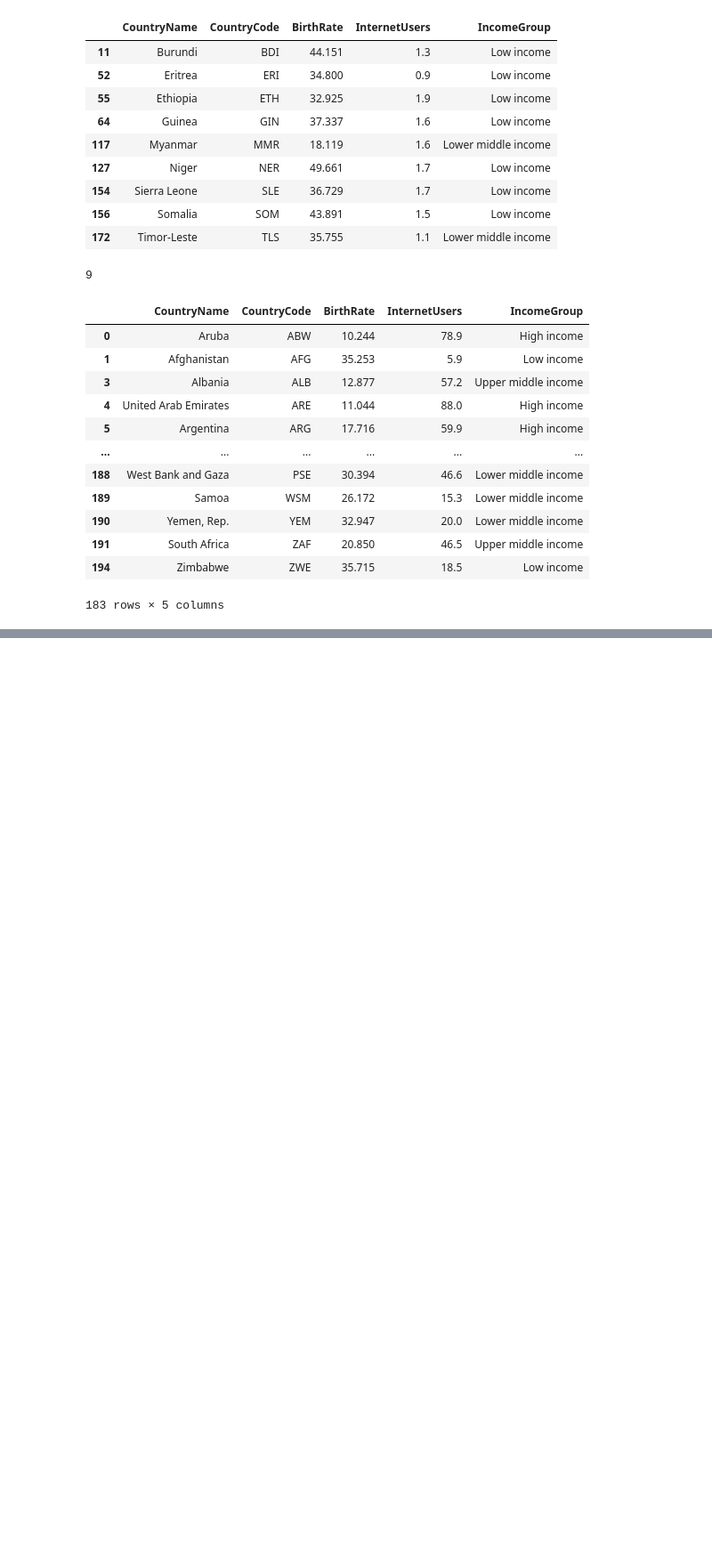
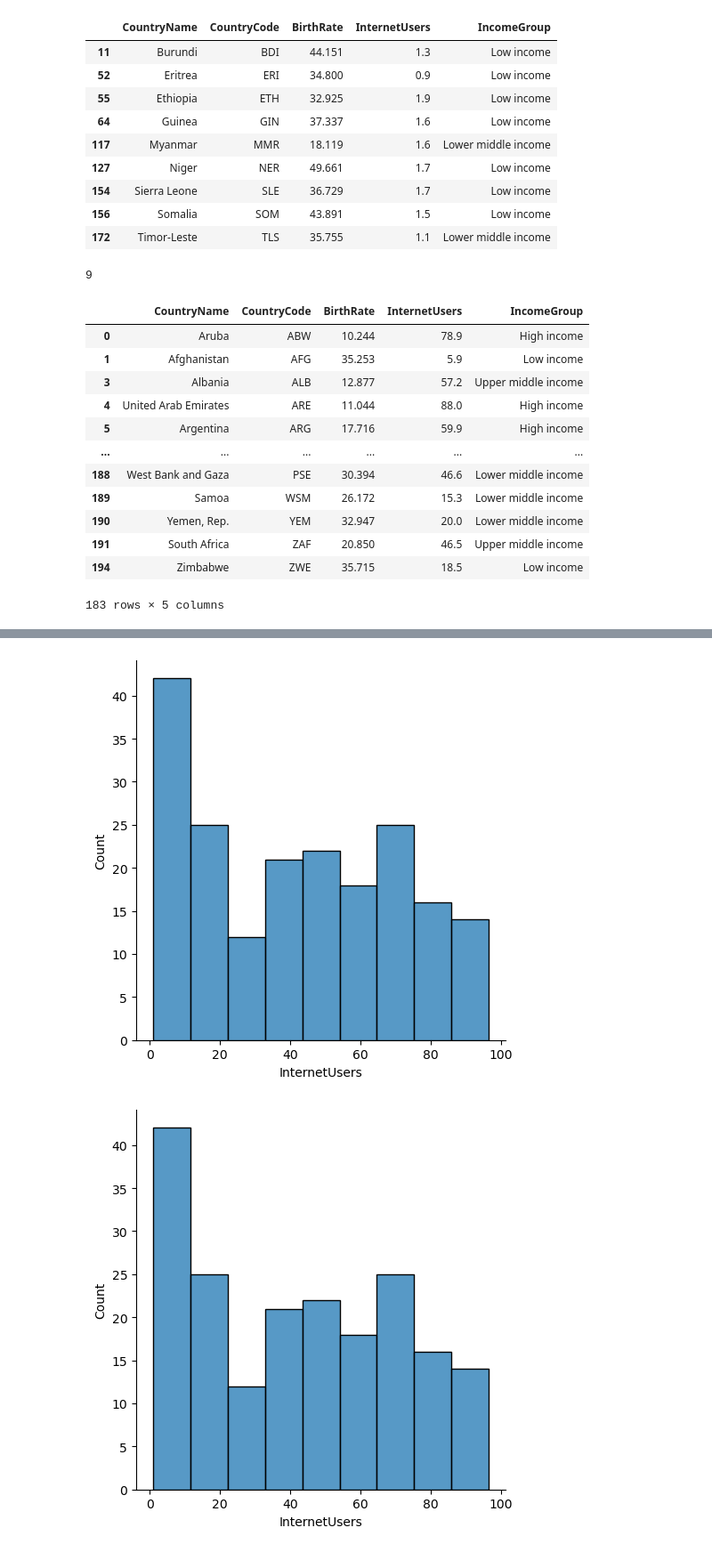
Before and after one commit to bharadwazai/nit_fsds, a Jupyter notebook: gdp analysis.ipynb, the cells around one changed output, grey strips where cells are left out. Shown at 89% size. Saved outputs shown, nothing was run; the diff lists cells and outputs as text; code cells hidden in the pictures; blank space fills up the shorter version.

```diff
--- a/gdp analysis.ipynb
+++ b/gdp analysis.ipynb
@@ -400,0 +433,5 @@ df[df.BirthRate<40]
+# %%
+%matplotlib inline
+plt.rcParams['figure.figsize']=6,2
+import warnings
+warnings.filterwarnings('ignore')
@@ -400,0 +459,6 @@ df[df.BirthRate<40]
+# %%
+vs1=sns.displot(df['InternetUsers'])
+plt.show(vs1)
+# %% [output]
+[figure, added]
+[figure, added]
```
Also changed, not shown: parts of 11 cells of this notebook.
